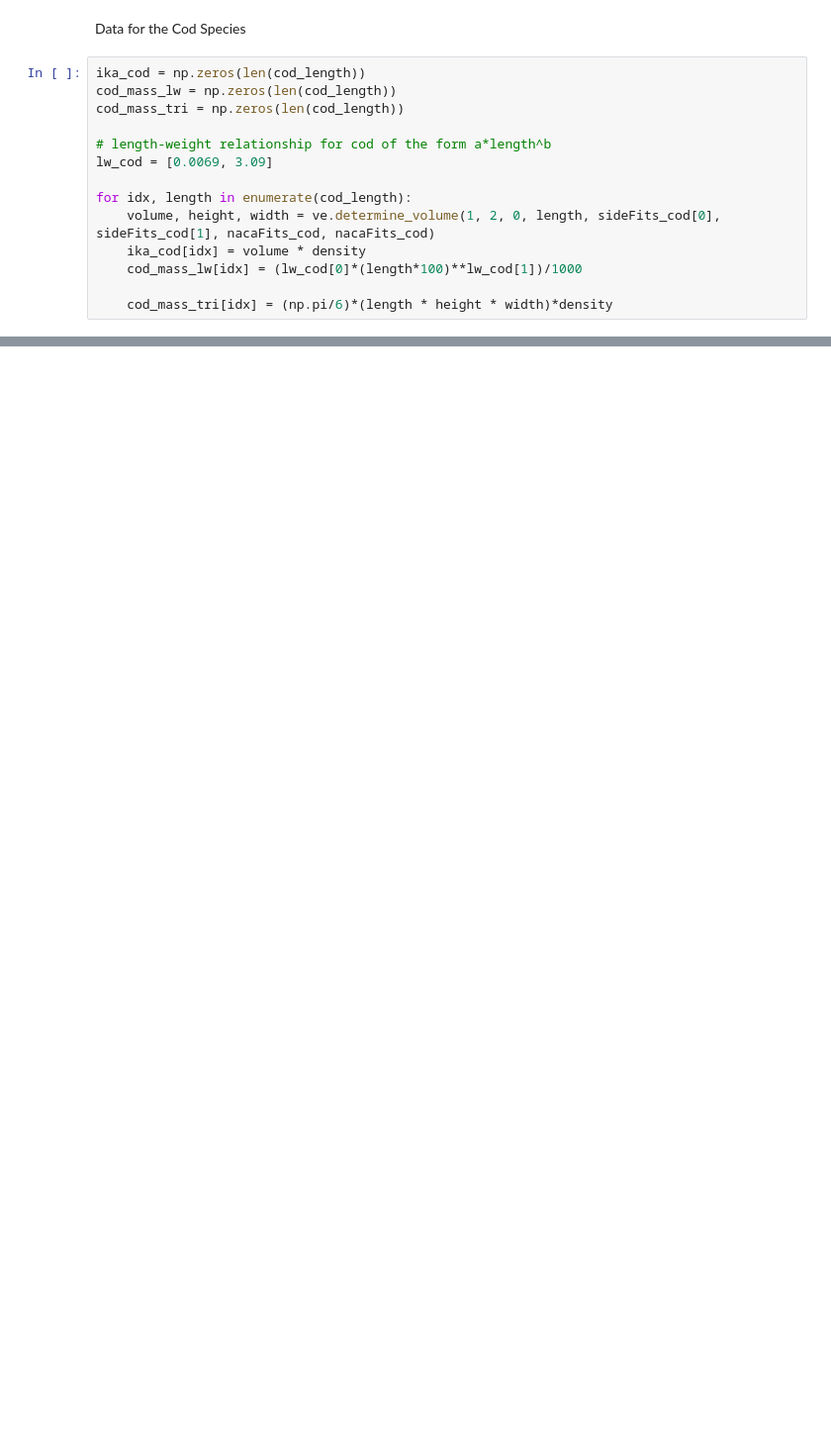
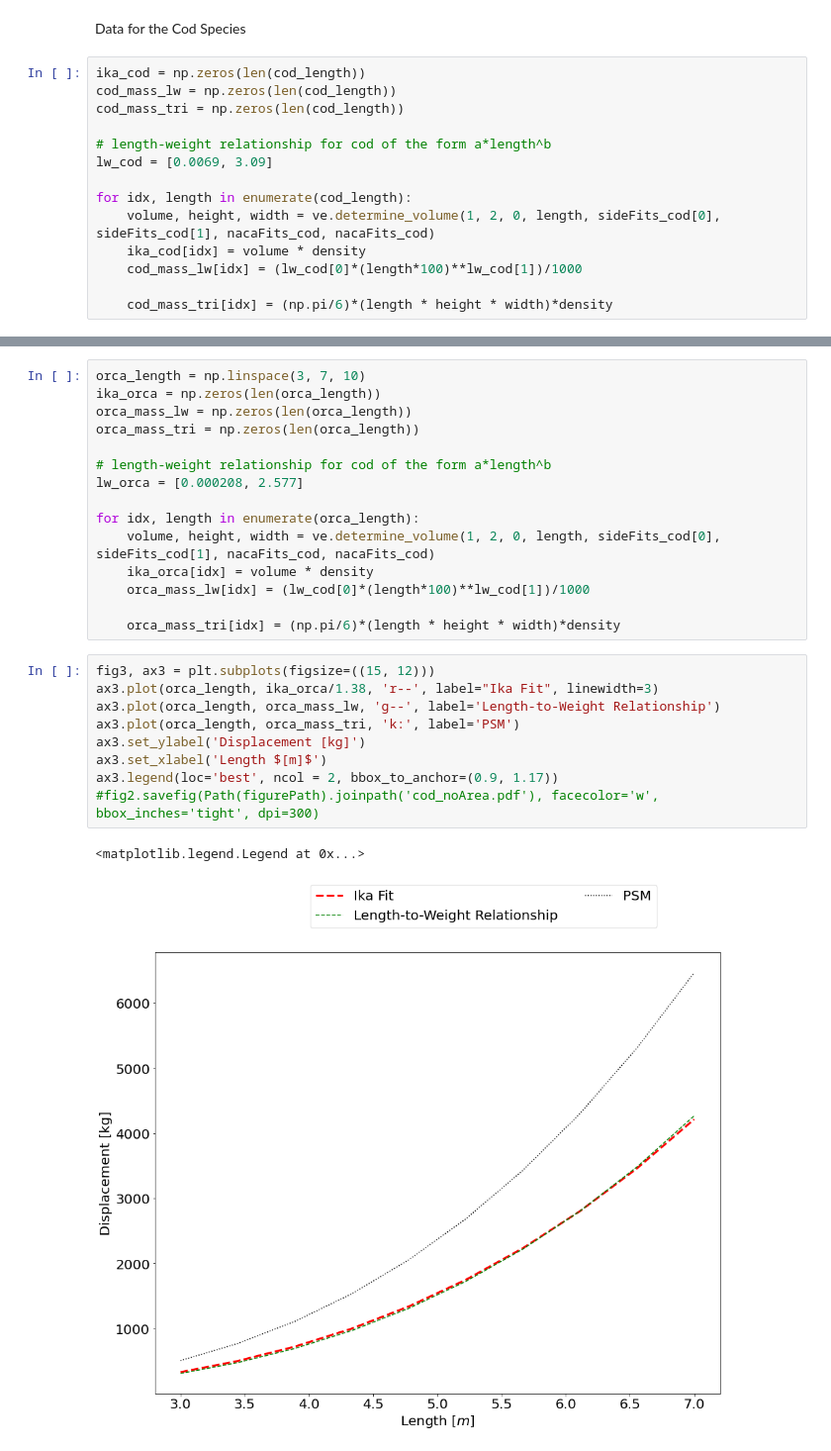
Before and after one commit to michaelcoe/Ika-Fit, a Jupyter notebook: massValidation.ipynb, the cells around one changed output, grey strips where cells are left out. Shown at 99% size. Cells and saved outputs as stored; diff of their text form; blank space fills up the shorter version.

```diff
--- a/massValidation.ipynb
+++ b/massValidation.ipynb
@@ -283,0 +319,27 @@ print(error_ika)
+# %%
+orca_length = np.linspace(3, 7, 10)
+ika_orca = np.zeros(len(orca_length))
+orca_mass_lw = np.zeros(len(orca_length))
+orca_mass_tri = np.zeros(len(orca_length))
+
+# length-weight relationship for cod of the form a*length^b
+lw_orca = [0.000208, 2.577]
+
+for idx, length in enumerate(orca_length):
+    volume, height, width = ve.determine_volume(1, 2, 0, length, sideFits_cod[0], sideFits_cod[1], nacaFits_cod, nacaFits_cod)
+    ika_orca[idx] = volume * density
+    orca_mass_lw[idx] = (lw_cod[0]*(length*100)**lw_cod[1])/1000
+
+    orca_mass_tri[idx] = (np.pi/6)*(length * height * width)*density
+# %%
+fig3, ax3 = plt.subplots(figsize=((15, 12)))
+ax3.plot(orca_length, ika_orca/1.38, 'r--', label="Ika Fit", linewidth=3)
+ax3.plot(orca_length, orca_mass_lw, 'g--', label='Length-to-Weight Relationship')
+ax3.plot(orca_length, orca_mass_tri, 'k:', label='PSM')
+ax3.set_ylabel('Displacement [kg]')
+ax3.set_xlabel('Length $[m]$')
+ax3.legend(loc='best', ncol = 2, bbox_to_anchor=(0.9, 1.17))
+#fig2.savefig(Path(figurePath).joinpath('cod_noArea.pdf'), facecolor='w', bbox_inches='tight', dpi=300)
+# %% [output]
+<matplotlib.legend.Legend at 0x...>
+[figure, added]
```
Also changed, not shown: parts of 12 cells of this notebook, 3 other files.
